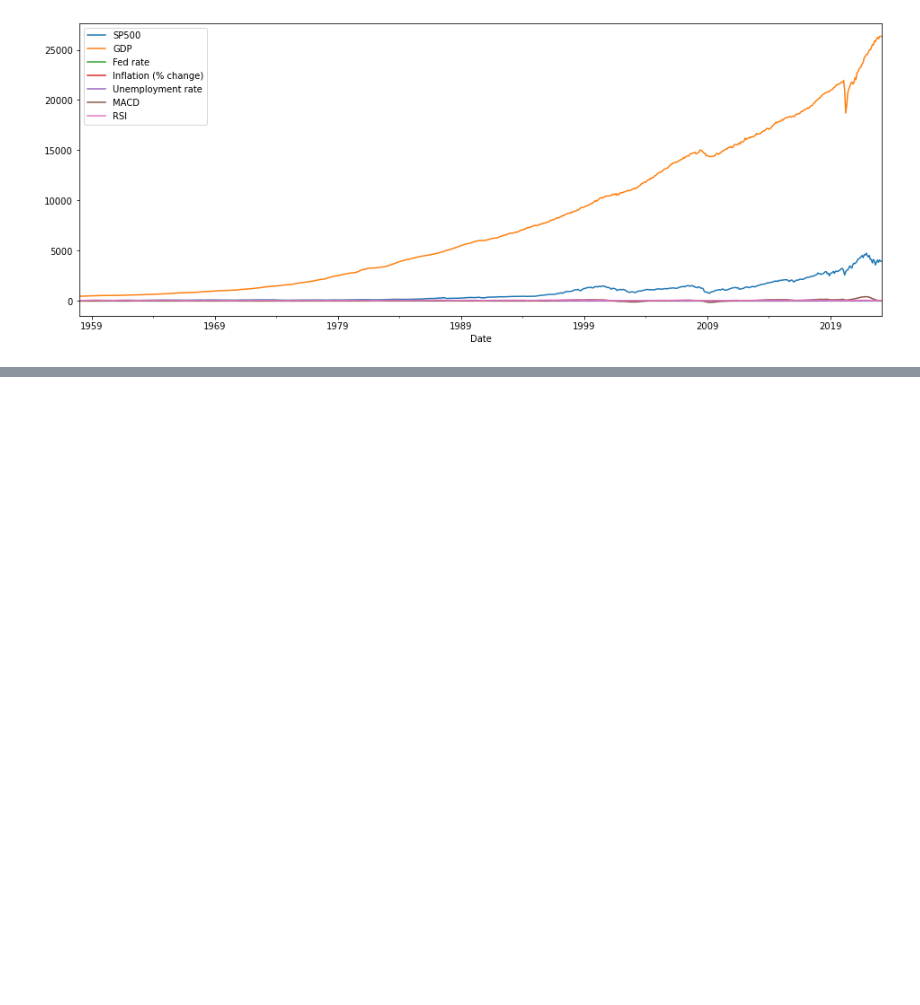
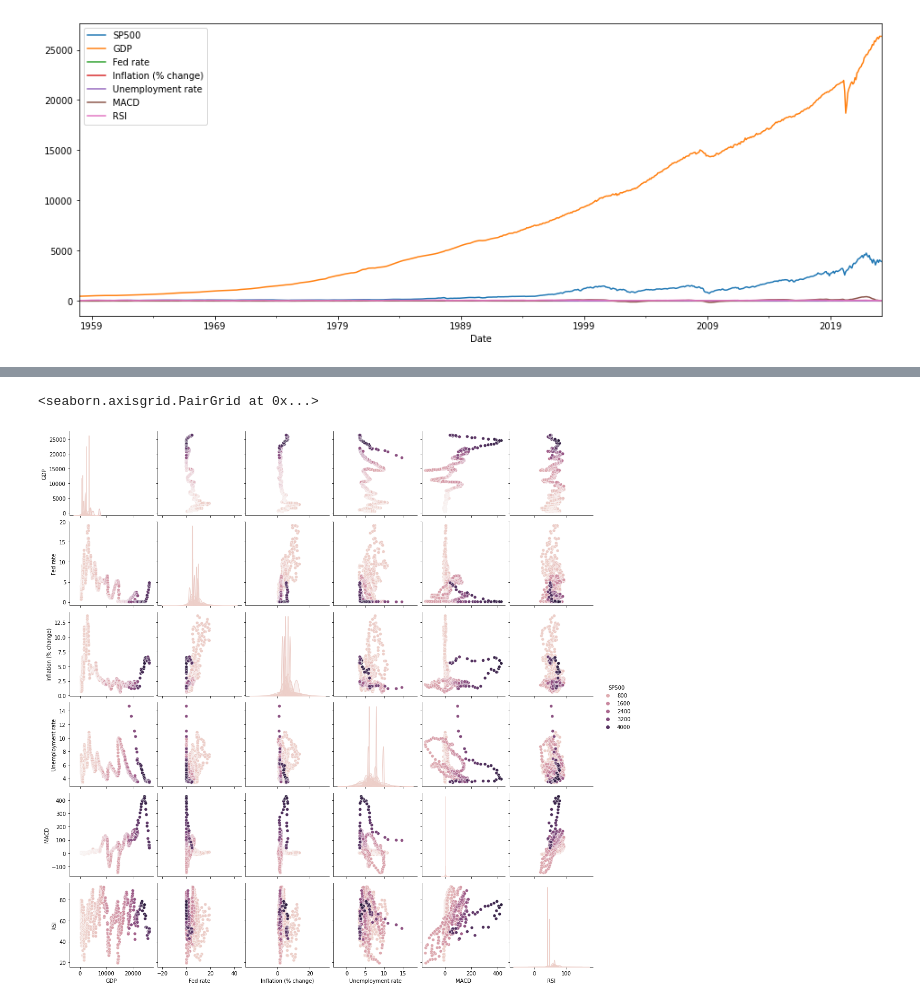
Before and after one commit to pamidisushma02/Sushma_SP500Prediction_Capstone_Project, a Jupyter notebook: Sushma_Capstone_Project.ipynb, the cells around one changed output, grey strips where cells are left out. Drawn from its saved outputs; the diff is of its cells as text; code cells hidden in the pictures; blank space fills up the shorter version.

```diff
--- a/Sushma_Capstone_Project.ipynb
+++ b/Sushma_Capstone_Project.ipynb
@@ -268,0 +309,6 @@ df.plot(x="Date", y=["SP500", "GDP", "Fed rate", "Inflation (% change)", "Unempl
+# %%
+# Generate Pair plots
+sns.pairplot(df, hue='SP500')
+# %% [output]
+<seaborn.axisgrid.PairGrid at 0x...>
+[figure, added]
```
Also changed, not shown: parts of 14 cells of this notebook, 6 other files.
